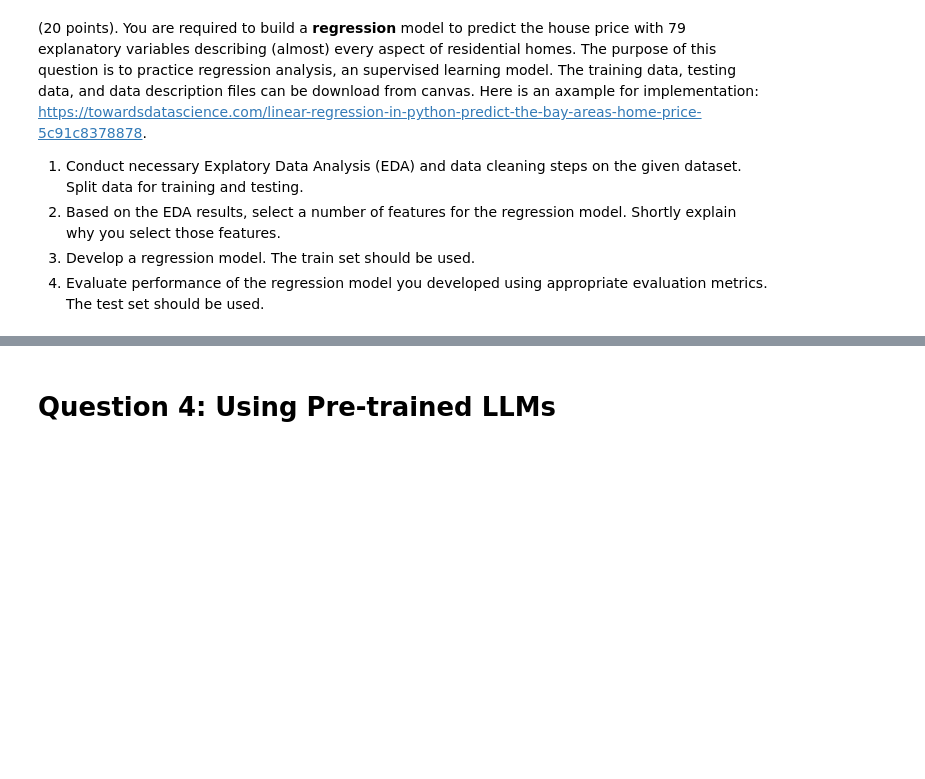
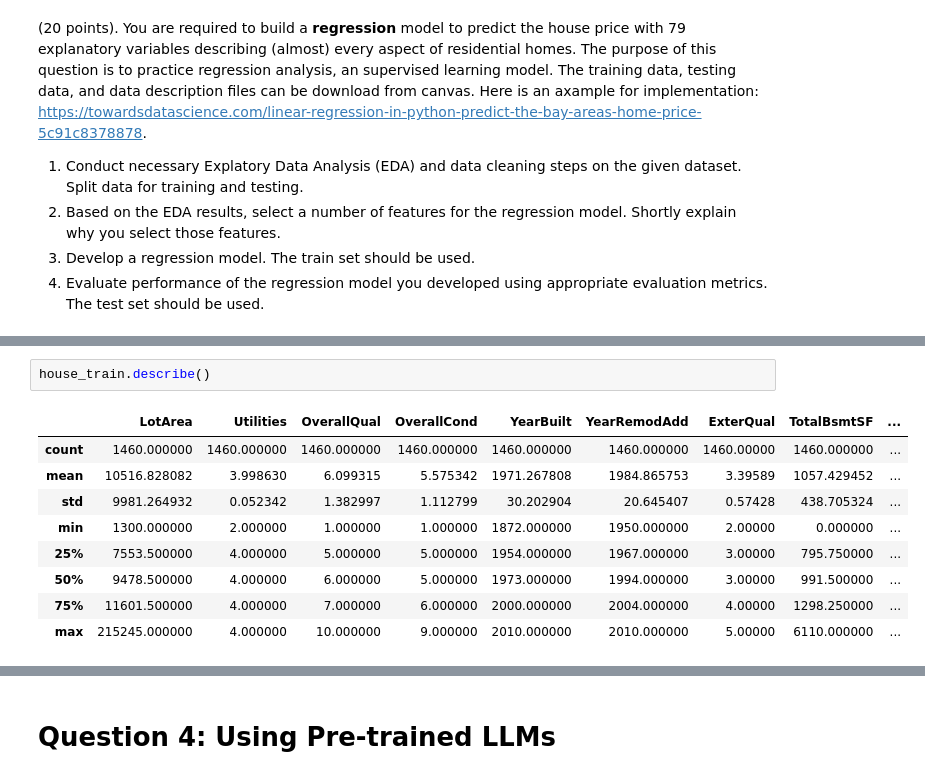
Before and after one commit to kahosadi/INFO5731_Spring_2024, a Jupyter notebook: Christopher_Nelfrits_Assignment_04.ipynb, the cells around one changed output, grey strips where cells are left out. Saved outputs shown, nothing was run; the diff lists cells and outputs as text; blank space fills up the shorter version.

```diff
--- a/Christopher_Nelfrits_Assignment_04.ipynb
+++ b/Christopher_Nelfrits_Assignment_04.ipynb
@@ -326,0 +397,12 @@ Warning: Total number of columns (81) exceeds max_columns (20) limiting to first
+# %%
+house_train.describe()
+# %% [output]
+|  | LotArea | Utilities | OverallQual | OverallCond | YearBuilt | YearRemodAdd | ExterQual | TotalBsmtSF | ... |
+| count | 1460.000000 | 1460.000000 | 1460.000000 | 1460.000000 | 1460.000000 | 1460.000000 | 1460.00000 | 1460.000000 | ... |
+| mean | 10516.828082 | 3.998630 | 6.099315 | 5.575342 | 1971.267808 | 1984.865753 | 3.39589 | 1057.429452 | ... |
+| std | 9981.264932 | 0.052342 | 1.382997 | 1.112799 | 30.202904 | 20.645407 | 0.57428 | 438.705324 | ... |
+| min | 1300.000000 | 2.000000 | 1.000000 | 1.000000 | 1872.000000 | 1950.000000 | 2.00000 | 0.000000 | ... |
+| 25% | 7553.500000 | 4.000000 | 5.000000 | 5.000000 | 1954.000000 | 1967.000000 | 3.00000 | 795.750000 | ... |
+| 50% | 9478.500000 | 4.000000 | 6.000000 | 5.000000 | 1973.000000 | 1994.000000 | 3.00000 | 991.500000 | ... |
+| 75% | 11601.500000 | 4.000000 | 7.000000 | 6.000000 | 2000.000000 | 2004.000000 | 4.00000 | 1298.250000 | ... |
+| max | 215245.000000 | 4.000000 | 10.000000 | 9.000000 | 2010.000000 | 2010.000000 | 5.00000 | 6110.000000 | ... |
```
Also changed, not shown: parts of 21 cells of this notebook.
